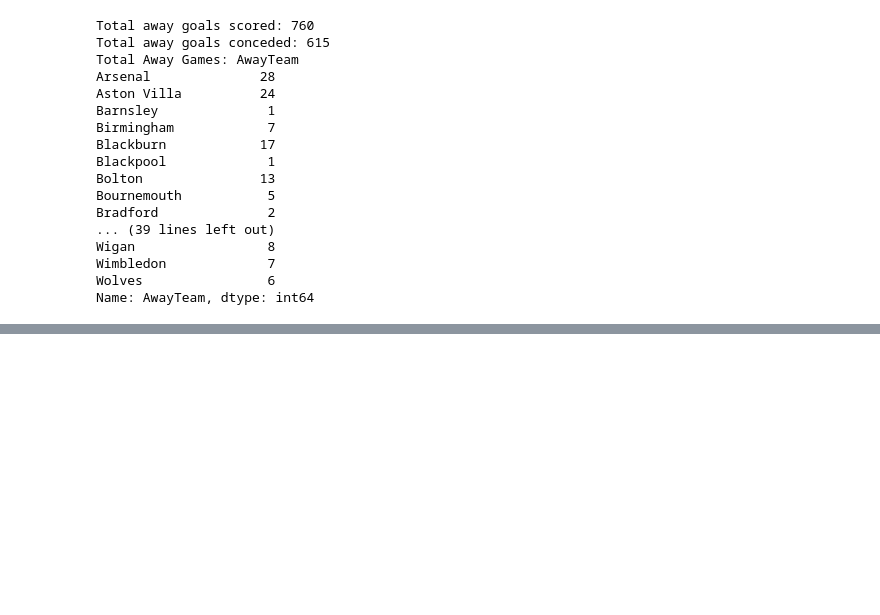
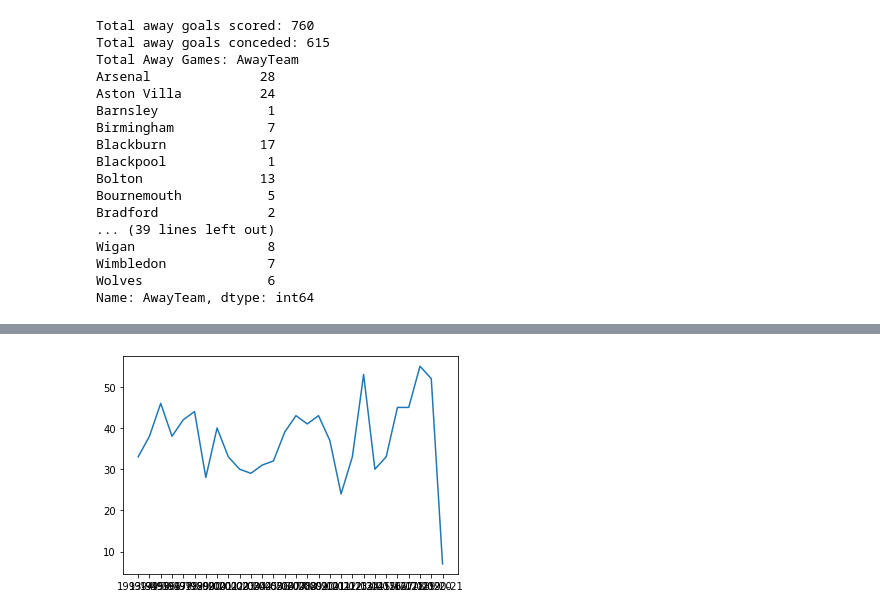
Before and after one commit to pratikshapaudyal/LiverpoolPremierLeagueGames, a Jupyter notebook: initialanalysis.ipynb, the cells around one changed output, grey strips where cells are left out. Cells and saved outputs as stored; diff of their text form; code cells hidden in the pictures; blank space fills up the shorter version.

Commit message:
Added plot to show home goals per season

```diff
--- a/initialanalysis.ipynb
+++ b/initialanalysis.ipynb
@@ -108,0 +115,7 @@ print(home_19_20)
+# %%
+home_goals = results[results["HomeTeam"]=="Liverpool"]
+year = home_goals.groupby("Season").sum()
+year.index
+year
+# plt.plot(year.index, home_goals['FTHG'])
+# plt.show()
@@ -108,0 +141,5 @@ print(home_19_20)
+# %%
+plt.plot(year.index, year['FTHG'])
+plt.show()
+# %% [output]
+[figure, added]
```
Also changed, not shown: parts of 3 cells of this notebook.
